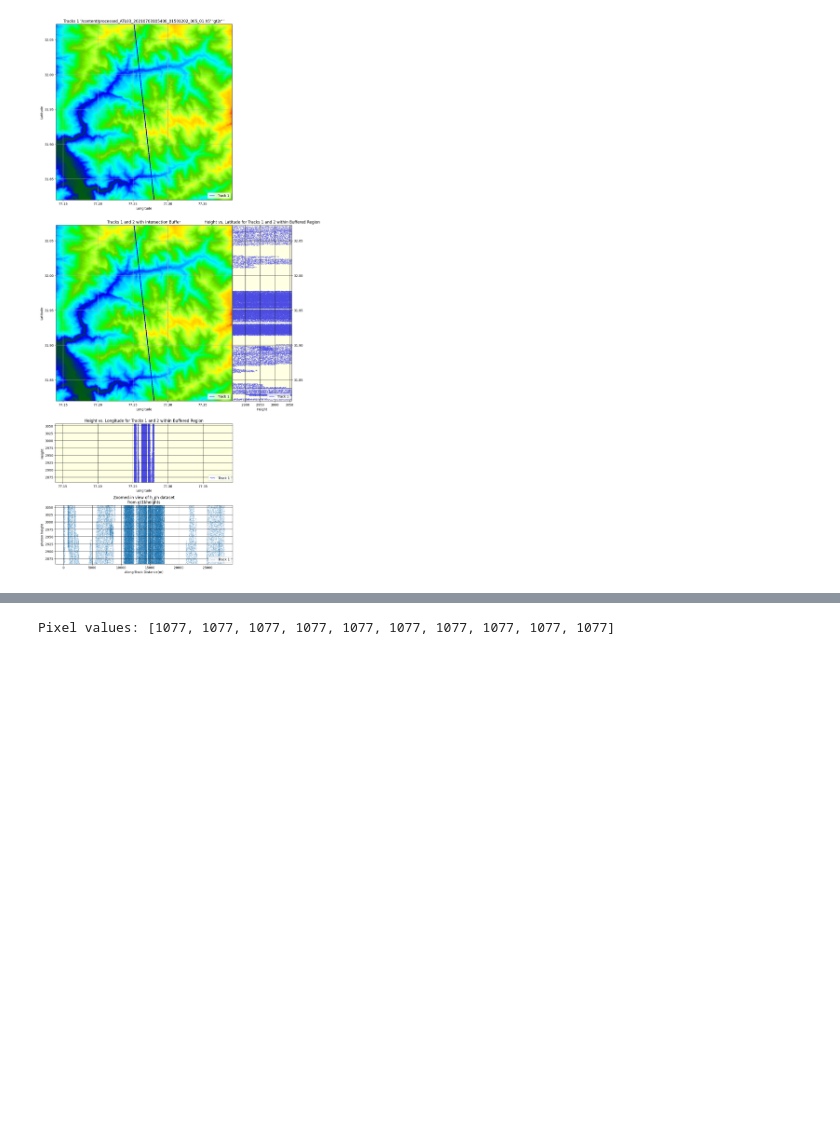
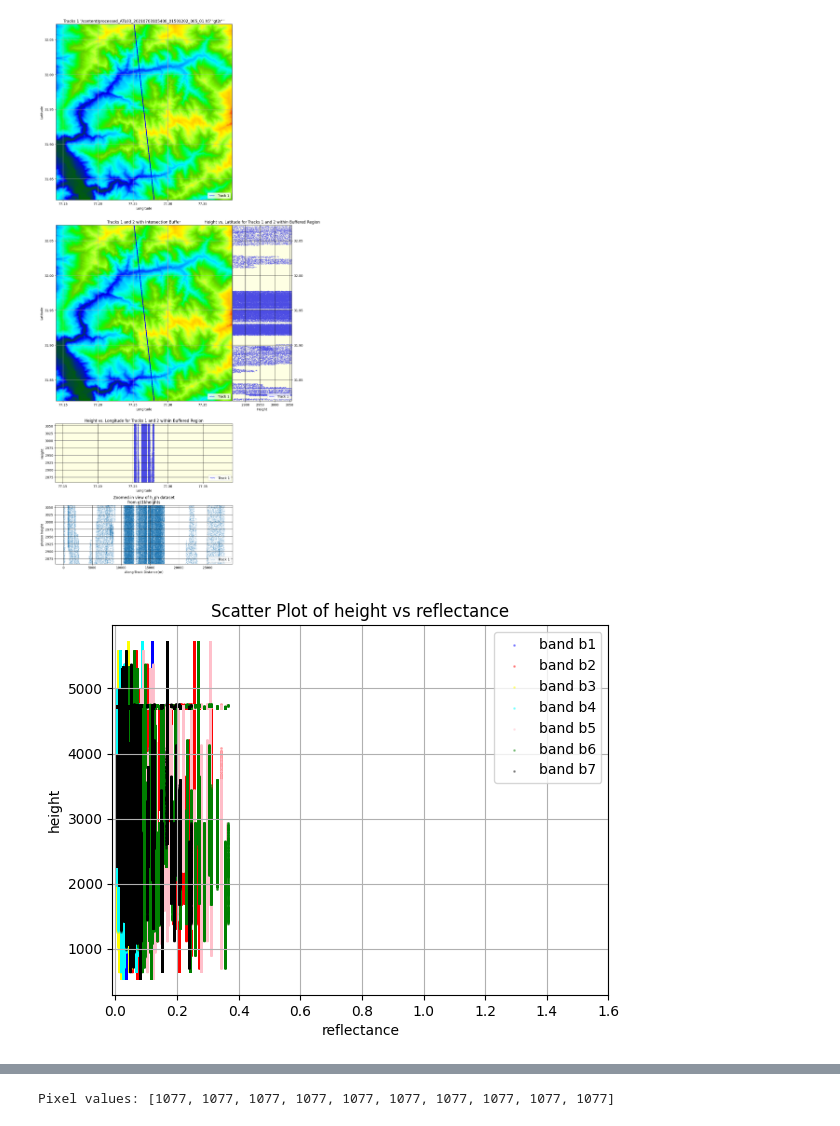
Before and after one commit to 1kaiser/Parvati_track_analysis, a Jupyter notebook: Parvati_Signal_bands_distribution.ipynb, the cells around one changed output, grey strips where cells are left out. Saved outputs shown, nothing was run; the diff lists cells and outputs as text; code cells hidden in the pictures; blank space fills up the shorter version.

Commit message:
added all 7 bands vs altitude/height 🏔️

```diff
--- a/Parvati_Signal_bands_distribution.ipynb
+++ b/Parvati_Signal_bands_distribution.ipynb
@@ -299,3 +245,87 @@ plt.subplots_adjust(hspace=0)
 plt.show()
 # %% [output]
 [figure]
+# %%
+from osgeo import gdal
+#@title **height vs reflectance bands of the buffered region**{ vertical-output: true }
+
+
+def extract_pixel_values(raster_path, latitudes, longitudes, band_index=1):
+    dataset = gdal.Open(raster_path)
+    band = dataset.GetRasterBand(band_index)
+    transform = dataset.GetGeoTransform()
+
+    pixel_values = []
+
+    for lat, lon in zip(latitudes, longitudes):
+        x_coord = int((lon - transform[0]) / transform[1])
+        y_coord = int((lat - transform[3]) / transform[5])
+
+        pixel_value = band.ReadAsArray(x_coord, y_coord, 1, 1)[0, 0]
+        pixel_values.append(pixel_value)
+
+    dataset = None
+    return pixel_values
+
+# Example usage
+latitudes = lat_1_buf
+longitudes = lon_1_buf
+
+
+raster_path = "/content/MOD09A1.061_sur_refl_b01_doy2023001_aid0001.tif" #@param {type:"string"}
+pixel_values_b1 = extract_pixel_values(raster_path, latitudes, longitudes, band_index=1)
+raster_path = "/content/MOD09A1.061_sur_refl_b02_doy2023001_aid0001.tif" #@param {type:"string"}
+pixel_values_b2 = extract_pixel_values(raster_path, latitudes, longitudes, band_index=1)
+raster_path = "/content/MOD09A1.061_sur_refl_b03_doy2023001_aid0001.tif" #@param {type:"string"}
+pixel_values_b3 = extract_pixel_values(raster_path, latitudes, longitudes, band_index=1)
+raster_path = "/content/MOD09A1.061_sur_refl_b04_doy2023001_aid0001.tif" #@param {type:"string"}
+pixel_values_b4 = extract_pixel_values(raster_path, latitudes, longitudes, band_index=1)
+raster_path = "/content/MOD09A1.061_sur_refl_b05_doy2023001_aid0001.tif" #@param {type:"string"}
+pixel_values_b5 = extract_pixel_values(raster_path, latitudes, longitudes, band_index=1)
+raster_path = "/content/MOD09A1.061_sur_refl_b06_doy2023001_aid0001.tif" #@param {type:"string"}
+pixel_values_b6 = extract_pixel_values(raster_path, latitudes, longitudes, band_index=1)
+raster_path = "/content/MOD09A1.061_sur_refl_b07_doy2023001_aid0001.tif" #@param {type:"string"}
+pixel_values_b7 = extract_pixel_values(raster_path, latitudes, longitudes, band_index=1)
+# print("Pixel values:", pixel_values[-10:])
+
+# Combine the arrays into a single NumPy array
+point_cloud_array = np.column_stack((latitudes, longitudes, height_1_buf, pixel_values_b1, pixel_values_b2, pixel_values_b3, pixel_values_b4, pixel_values_b5, pixel_values_b6, pixel_values_b7))
+
+# Save the NumPy array to a file using np.save()
+np.save('point_cloud.npy', point_cloud_array)
+
+import numpy as np
+import matplotlib.pyplot as plt
+
+# Your data array
+data = point_cloud_array
+
+# Extract third and fourth columns
+
+y = data[:, 2]          #height
+b1 = data[:, 3]/10000    #reflectance
+b2 = data[:, 4]/10000    #reflectance
+b3 = data[:, 5]/10000    #reflectance
+b4 = data[:, 6]/10000    #reflectance
+b5 = data[:, 7]/10000    #reflectance
+b6 = data[:, 8]/10000    #reflectance
+b7 = data[:, 9]/10000    #reflectance
+
+# Create a scatter plot
+plt.scatter(b1, y, s=1, c='blue', alpha=0.3, label='band b1')  # Adjust s, c, and alpha as needed
+plt.scatter(b2, y, s=1, c='red', alpha=0.3, label='band b2')  # Adjust s, c, and alpha as needed
+plt.scatter(b3, y, s=1, c='yellow', alpha=0.3, label='band b3')  # Adjust s, c, and alpha as needed
+plt.scatter(b4, y, s=1, c='cyan', alpha=0.3, label='band b4')  # Adjust s, c, and alpha as needed
+plt.scatter(b5, y, s=1, c='pink', alpha=0.3, label='band b5')  # Adjust s, c, and alpha as needed
+plt.scatter(b6, y, s=1, c='green', alpha=0.3, label='band b6')  # Adjust s, c, and alpha as needed
+plt.scatter(b7, y, s=1, c='black', alpha=0.3, label='band b7')  # Adjust s, c, and alpha as needed
+plt.xlabel('reflectance')
+plt.ylabel('height')
+plt.title('Scatter Plot of height vs reflectance')
+plt.xlim(-0.01, 1.6)  # Set x-axis limits
+plt.legend()  # Show legend
+
+plt.grid(True)
+plt.show()
+# %% [output]
+[figure, added]
```
Also changed, not shown: parts of 5 cells of this notebook.
